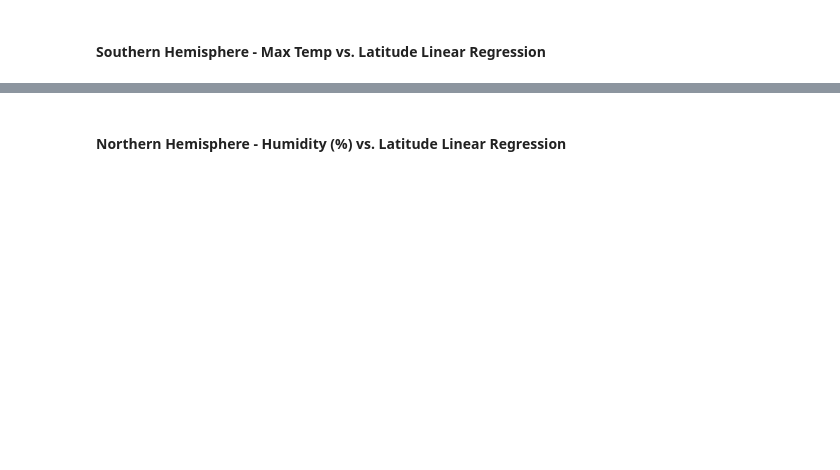
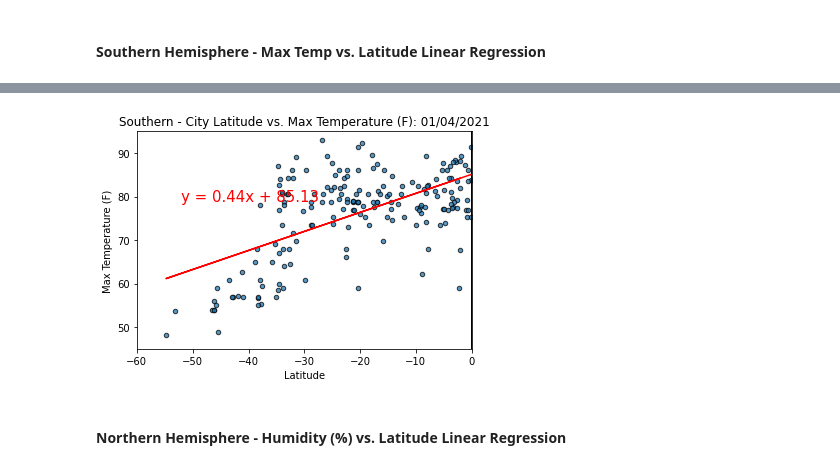
Before and after one commit to abaker178/api-challenge, a Jupyter notebook: WeatherPy/WeatherPy.ipynb, the cells around one changed output, grey strips where cells are left out. Cells and saved outputs as stored; diff of their text form; code cells hidden in the pictures; blank space fills up the shorter version.

```diff
--- a/WeatherPy/WeatherPy.ipynb
+++ b/WeatherPy/WeatherPy.ipynb
@@ -327,5 +326,5 @@ SyntaxError: positional argument follows keyword argument (<ipython-input-36-579
 # %% [markdown]
 ####  Southern Hemisphere - Max Temp vs. Latitude Linear Regression
 # %%
-buildLatPlot("Max Temp", "Max Temperature (F)", title_prefix="Southern - ", south_hemi_df, linregress=True, save=True)
+buildLatPlot("Max Temp", "Max Temperature (F)", south_hemi_df, title_prefix="Southern - ", linregress=True, save=True)
 # %% [output]
@@ -333,3 +332,4 @@ SyntaxError: positional argument follows keyword argument (<ipython-input-37-52d
+[figure, added]
 # %% [markdown]
 ####  Northern Hemisphere - Humidity (%) vs. Latitude Linear Regression
 # %%
```
Also changed, not shown: parts of 10 cells of this notebook, 1 other file.
